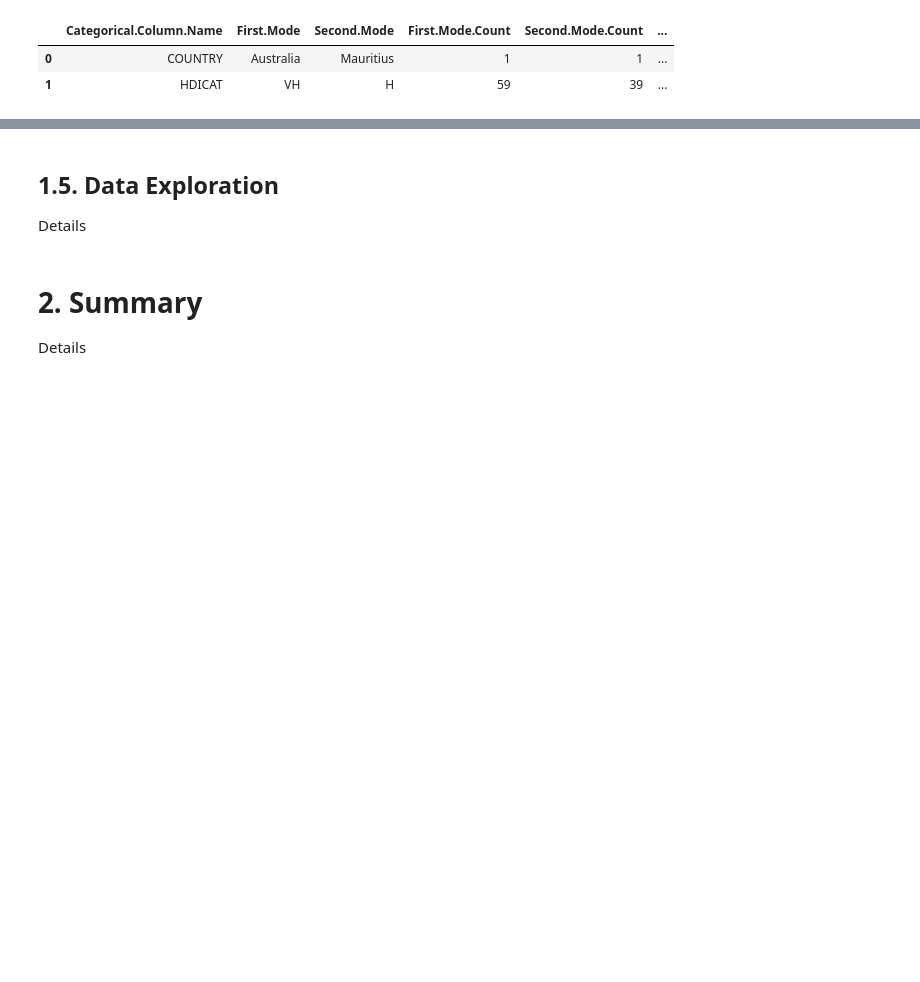
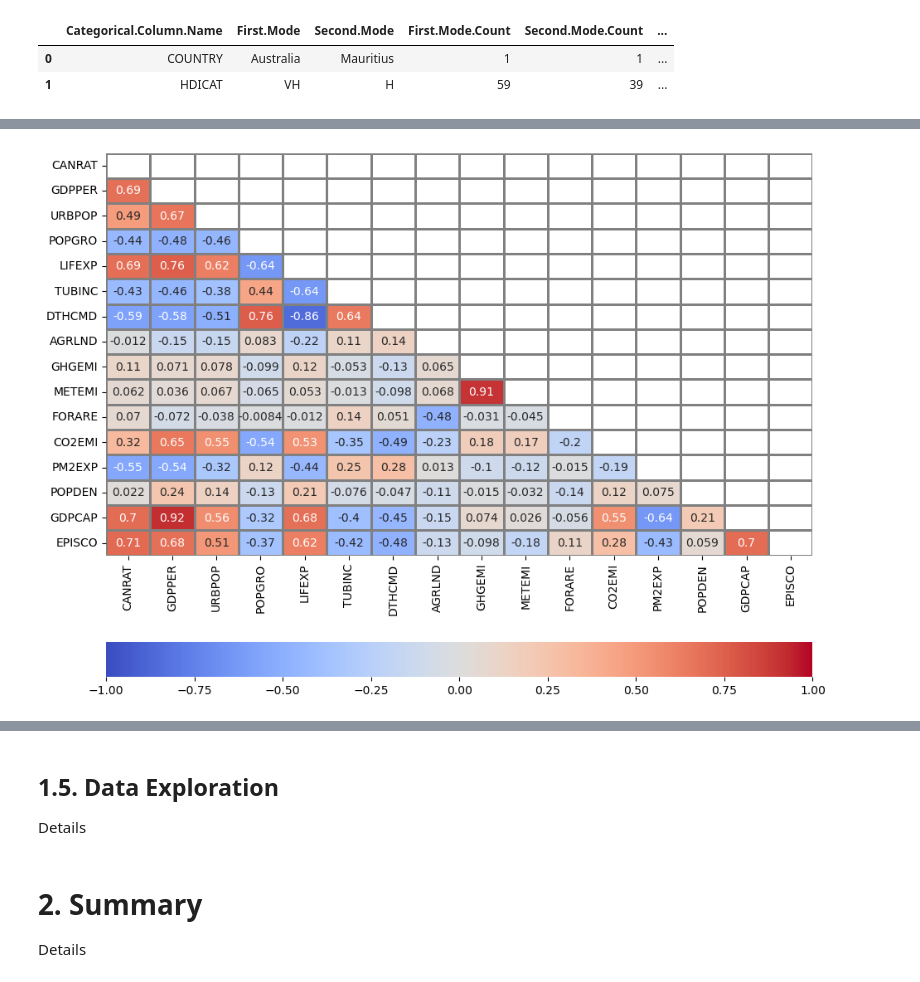
Before and after one commit to JohnPaulinePineda/Exploratory-Data-Analysis-For-Machine-Learning-Final-Assignment, a Jupyter notebook: EDAForMachineLearning_FinalAssignment.ipynb, the cells around one changed output, grey strips where cells are left out. Saved outputs shown, nothing was run; the diff lists cells and outputs as text; code cells hidden in the pictures; blank space fills up the shorter version.

```diff
--- a/EDAForMachineLearning_FinalAssignment.ipynb
+++ b/EDAForMachineLearning_FinalAssignment.ipynb
@@ -630,0 +1172,20 @@ Details
+# %%
+##################################
+# Formulating a function
+# to plot the correlation matrix
+# for all pairwise combinations
+# of numeric columns
+##################################
+def plot_correlation_matrix(corr, mask=None):
+    f, ax = plt.subplots(figsize=(11, 9))
+    sns.heatmap(corr,
+                ax=ax,
+                mask=mask,
+                annot=True,
+                vmin=-1,
+                vmax=1,
+                center=0,
+                cmap='coolwarm',
+                linewidths=1,
+                linecolor='gray',
+                cbar_kws={'orientation': 'horizontal'})
@@ -630,0 +1230,12 @@ Details
+# %%
+##################################
+# Plotting the correlation matrix
+# for all pairwise combinations
+# of numeric columns
+##################################
+cancer_rate_imputed_numeric_correlation = cancer_rate_imputed_numeric.corr()
+mask = np.triu(cancer_rate_imputed_numeric_correlation)
+plot_correlation_matrix(cancer_rate_imputed_numeric_correlation,mask)
+plt.show()
+# %% [output]
+[figure, added]
```
Also changed, not shown: parts of 86 cells of this notebook, 2 other files.
